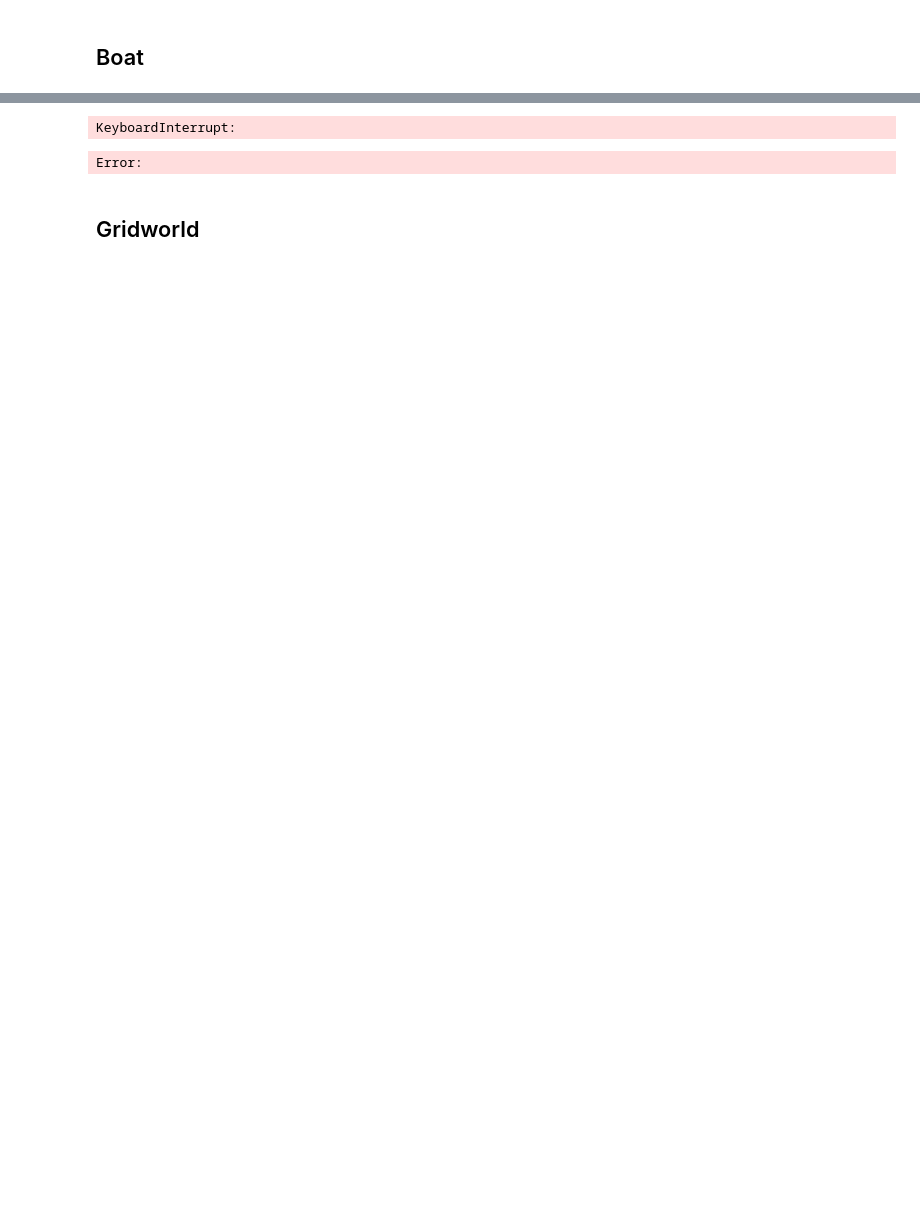
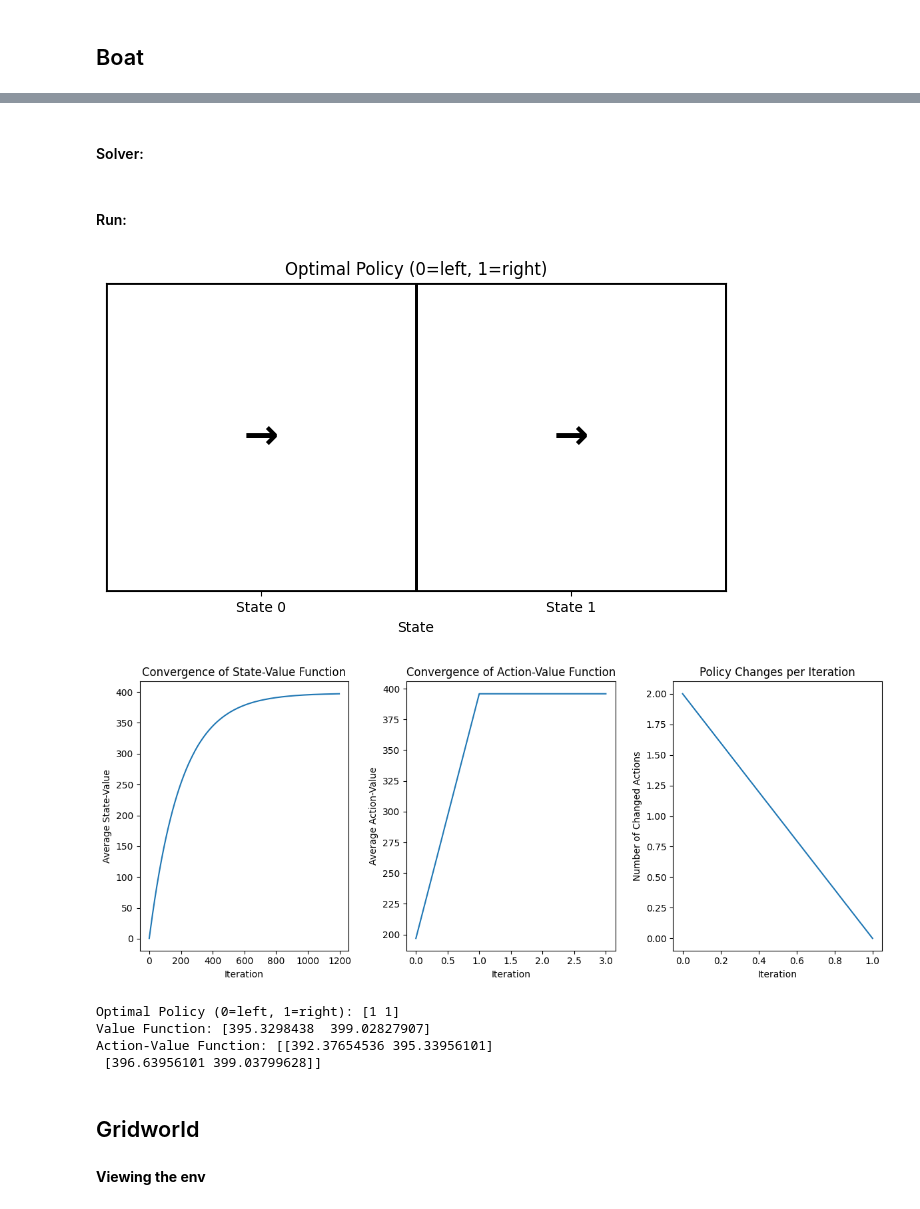
Before and after one commit to jbrismor/Hw-2_RL, a Jupyter notebook: testing.ipynb, the cells around one changed output, grey strips where cells are left out. Saved outputs shown, nothing was run; the diff lists cells and outputs as text; code cells hidden in the pictures; blank space fills up the shorter version.

```diff
--- a/testing.ipynb
+++ b/testing.ipynb
@@ -114,26 +139,4 @@ class BoatEnv(gym.Env):
     def close(self):
         pygame.quit()
-# %%
-# Main loop to run the boat environment with rendering
-if __name__ == "__main__":
-    env = BoatEnv()
-    observation, info = env.reset()
-
-    running = True
-    while running:
-        for event in pygame.event.get():
-            if event.type == pygame.QUIT:  # Quit when the window close button is clicked
-                running = False
-            elif event.type == pygame.KEYDOWN:  # Quit if the ESC key is pressed
-                if event.key == pygame.K_ESCAPE:
-                    running = False
-
-        action = env.action_space.sample()  # Random action: motor on or off
-        observation, reward, terminated, truncated, info = env.step(action)
-        env.render()
-        pygame.time.delay(500)  # Slow down to see the steps
-
-    env.close()
-# %% [output]
-KeyboardInterrupt:
-Error:
+# %% [markdown]
+#### Solver:
@@ -140,3 +244,31 @@ Error:
+# %% [markdown]
+#### Run:
+# %%
+env = BoatEnvSimulator(episodes=10, steps=100, seed=42)
+
+# Initialize the solver with the environment
+solver = Solver(env, gamma=0.99, theta=0.01)
+
+# Run the simulation to generate transition and reward data
+env.run_simulation()
+
+# Use the solver to find the optimal policy and value functions
+policy, V, Q = solver.solve()
+
+# Print the results
+print("Optimal Policy (0=left, 1=right):", policy)
+print("Value Function:", V)
+print("Action-Value Function:", Q)
+
+# Close the environment to clean up pygame resources
+env.close()
+# %% [output]
+[figure, added]
+[figure, added]
+Optimal Policy (0=left, 1=right): [1 1]
+Value Function: [395.3298438  399.02827907]
+Action-Value Function: [[392.37654536 395.33956101]
+ [396.63956101 399.03799628]]
 # %% [markdown]
 ## Gridworld
 # %%
@@ -238,6 +370,8 @@ class GridWorldEnv(gym.Env):
 
     def close(self):
         pygame.quit()
+# %% [markdown]
+**Viewing the env**
 # %%
 # Main loop to run the game
 if __name__ == "__main__":
```
Also changed, not shown: parts of 5 cells of this notebook, 3 other files.
